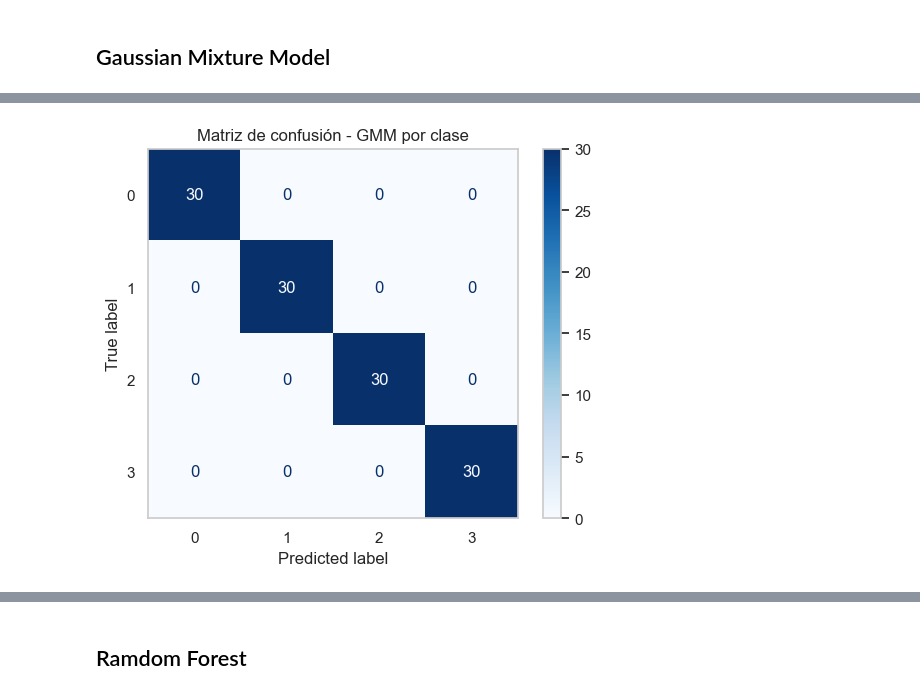
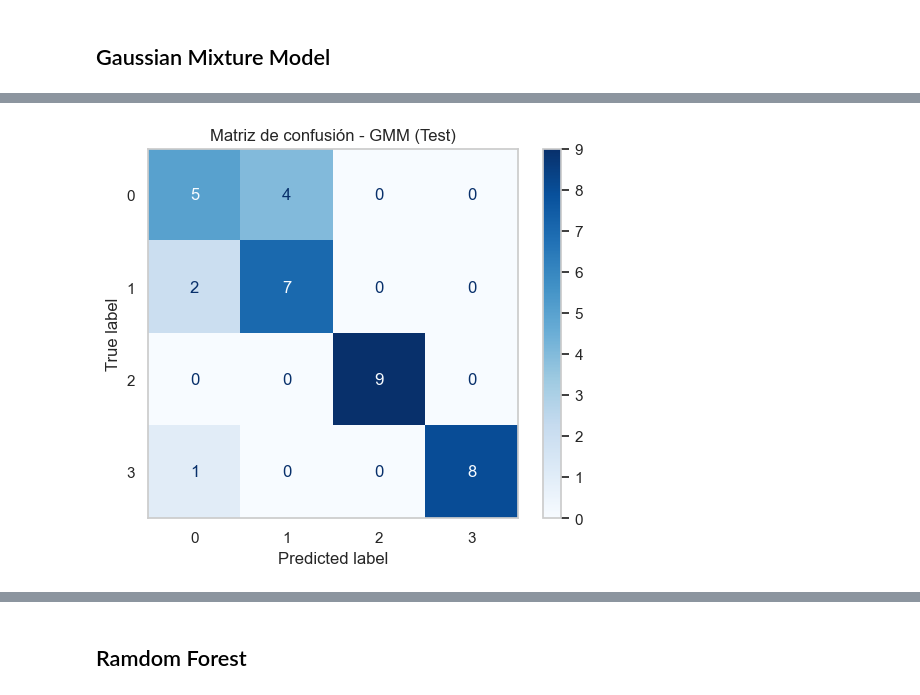
Before and after one commit to Nahuelvel/Proyecto-Inteligencia-Computacional, a Jupyter notebook: notebooks/Clasificacion_sinteticos.ipynb, the cells around one changed output, grey strips where cells are left out. Cells and saved outputs as stored; diff of their text form; code cells hidden in the pictures.

```diff
--- a/notebooks/Clasificacion_sinteticos.ipynb
+++ b/notebooks/Clasificacion_sinteticos.ipynb
@@ -165,7 +165,7 @@ df_features = extract_features_byCesium(df_long,
 ## Gaussian Mixture Model
 # %%
 # =====================================================
-# 1️⃣  Importar librerías
+# 1️⃣ Importar librerías
 # =====================================================
 import numpy as np
 import pandas as pd
@@ -176,7 +176,7 @@ from sklearn.metrics import accuracy_score, confusion_matrix, ConfusionMatrixDis
 import matplotlib.pyplot as plt
 
 # =====================================================
-# 2️⃣  Preparar datos
+# 2️⃣ Preparar datos
 # =====================================================
 # Suponiendo que ya tienes:
 #   df_features → features extraídas con cesium
@@ -196,18 +196,22 @@ common_ids = X.index.intersection(df_meta_indexed.index)
 X = X.loc[common_ids]
 y = df_meta_indexed.loc[common_ids, "target"].to_numpy()
 
-print(f"✅ Datos alineados: {len(X)} series, {len(np.unique(y))} clases.")
+# =====================================================
+# 3️⃣ División entrenamiento / test
+# =====================================================
+X_train, X_test, y_train, y_test = train_test_split(
+    X, y, test_size=0.3, stratify=y, random_state=42
+)
+print(f"✅ Train: {X_train.shape}, Test: {X_test.shape}")
 
 # =====================================================
-# 3️⃣  Entrenar un GMM por clase
+# 4️⃣ Entrenar un GMM por clase (solo con train)
 # =====================================================
-labels = np.unique(y)
+labels = np.unique(y_train)
 gmms = {}
 
-X_np = X.to_numpy()
-
 for label in labels:
-    X_class = X_np[y == label]
+    X_class = X_train[y_train == label]
     gmm = GaussianMixture(
         n_components=3,          # número de gaussianas por clase
         covariance_type='full',  # tipo de covarianza
@@ -220,7 +224,7 @@ for label in labels:
 print("✅ Modelos GMM entrenados para clases:", labels)
 
 # =====================================================
-# 4️⃣  Función de predicción (clasificación por máxima verosimilitud)
+# 5️⃣ Predicción en el set de test
 # =====================================================
 def predict_gmm(X_input, gmms, labels):
     """Predice la clase más probable según la verosimilitud de cada GMM."""
@@ -230,71 +234,32 @@ def predict_gmm(X_input, gmms, labels):
     preds = labels[np.argmax(log_probs, axis=1)]
     return preds
 
-# Predicciones en el mismo conjunto (puedes usar split más adelante)
-y_pred_gmm = predict_gmm(X_np, gmms, labels)
+y_pred = predict_gmm(X_test, gmms, labels)
 
 # =====================================================
-# 5️⃣  Evaluación
+# 6️⃣ Evaluación
 # =====================================================
-acc = accuracy_score(y, y_pred_gmm)
-print(f"\n🔹 Accuracy GMM: {acc:.3f}\n")
+acc = accuracy_score(y_test, y_pred)
+print(f"\n🔹 Accuracy GMM (Test): {acc:.3f}\n")
+print("🔹 Reporte de clasificación:")
+print(classification_report(y_test, y_pred))
 
-print("🔹 Reporte de clasificación:")
-print(classification_report(y, y_pred_gmm))
-
-# Matriz de confusión
-cm = confusion_matrix(y, y_pred_gmm)
+# =====================================================
+# 7️⃣ Matrices de confusión
+# =====================================================
+# Normal
+cm = confusion_matrix(y_test, y_pred)
 disp = ConfusionMatrixDisplay(confusion_matrix=cm, display_labels=labels)
 disp.plot(cmap='Blues', colorbar=True)
-plt.title("Matriz de confusión - GMM por clase")
+plt.title("Matriz de confusión - GMM (Test)")
 plt.grid(False)
 plt.show()
 
-# Matriz de confusión
-cm = confusion_matrix(y, y_pred_gmm, normalize='true')
-disp = ConfusionMatrixDisplay(confusion_matrix=cm, display_labels=labels)
-disp.plot(cmap='Blues', colorbar=True)
-plt.title("Matriz de confusión normalizada - GMM por clase")
+# Normalizada
+cm_norm = confusion_matrix(y_test, y_pred, normalize='true')
+disp_norm = ConfusionMatrixDisplay(confusion_matrix=cm_norm, display_labels=labels)
+disp_norm.plot(cmap='YlGnBu', colorbar=True, values_format=".2f")
+plt.title("Matriz de confusión normalizada - GMM (Test)")
 plt.grid(False)
 plt.show()
-
-feats_imputed = df_features.fillna(df_features.median())
-
-scaler = StandardScaler()
-X_scaled = scaler.fit_transform(feats_imputed)
-X = pd.DataFrame(X_scaled, index=feats_imputed.index, columns=feats_imputed.columns)
-
-# --- Alinear features con etiquetas ---
-df_meta_indexed = df_meta.set_index("series_id")
-common_ids = X.index.intersection(df_meta_indexed.index)
-
-X = X.loc[common_ids]
-y = df_meta_indexed.loc[common_ids, "target"].to_numpy()
-# División estratificada para mantener la proporción de clases
-X_train, X_test, y_train, y_test = train_test_split(
-    X, y, test_size=0.2, random_state=42, stratify=y
-)
-labels = np.unique(y)
-gmms = {}
-
-for label in labels:
-    X_class = X[y == label]
-    gmms[label] = GaussianMixture(
-        n_components=3,          # o más, según complejidad
-        covariance_type='full',
-        random_state=42
-    )
-    gmms[label].fit(X_class)
-
-
-def predict_gmm(X):
-    log_probs = np.column_stack([gmms[label].score_samples(X) for label in labels])
-    y_pred = labels[np.argmax(log_probs, axis=1)]
-    return y_pred
-
-
-from sklearn.metrics import classification_report
-
-y_pred = predict_gmm(X_test)
-print(classification_report(y_test, y_pred))
 # %% [output]
@@ -317 +282 @@ weighted avg       1.00      1.00      1.00       120
-[figure, old version]
+[figure, new version]
```
Also changed, not shown: parts of 6 cells of this notebook.
